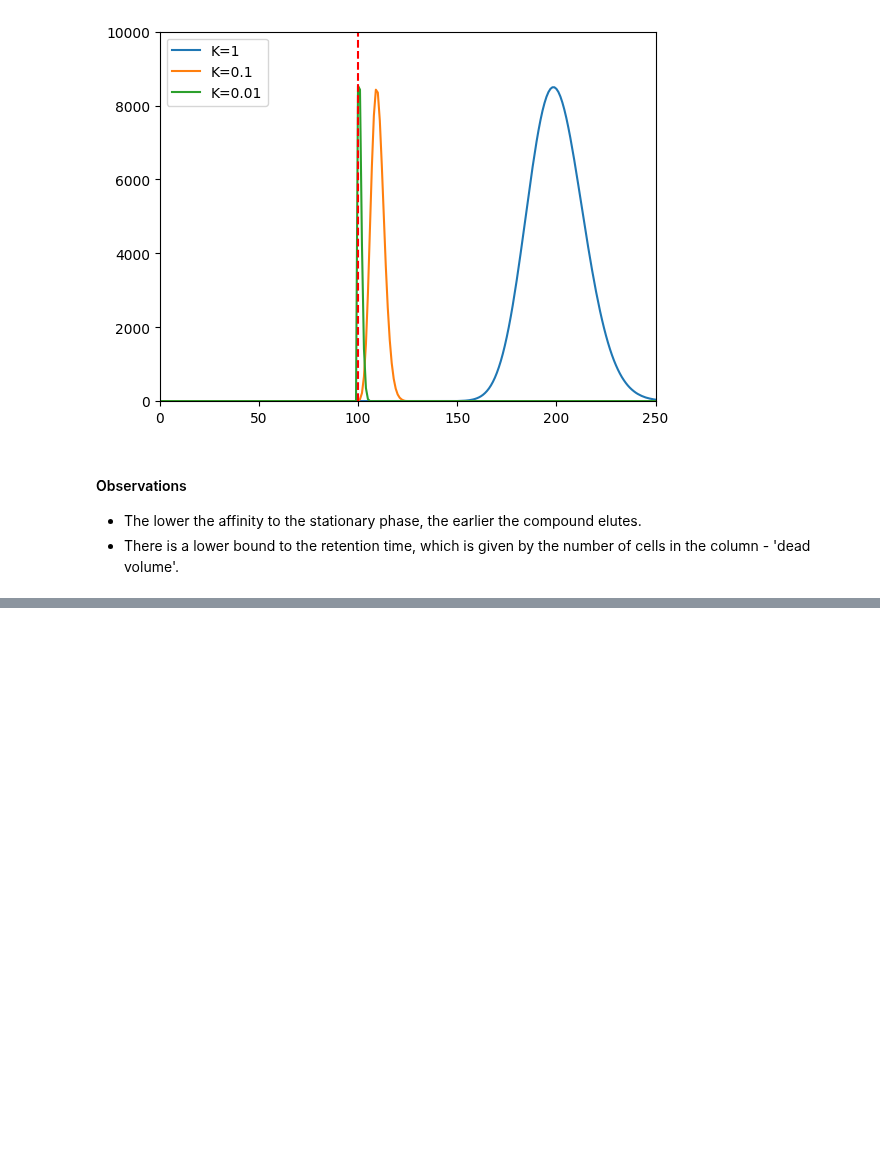
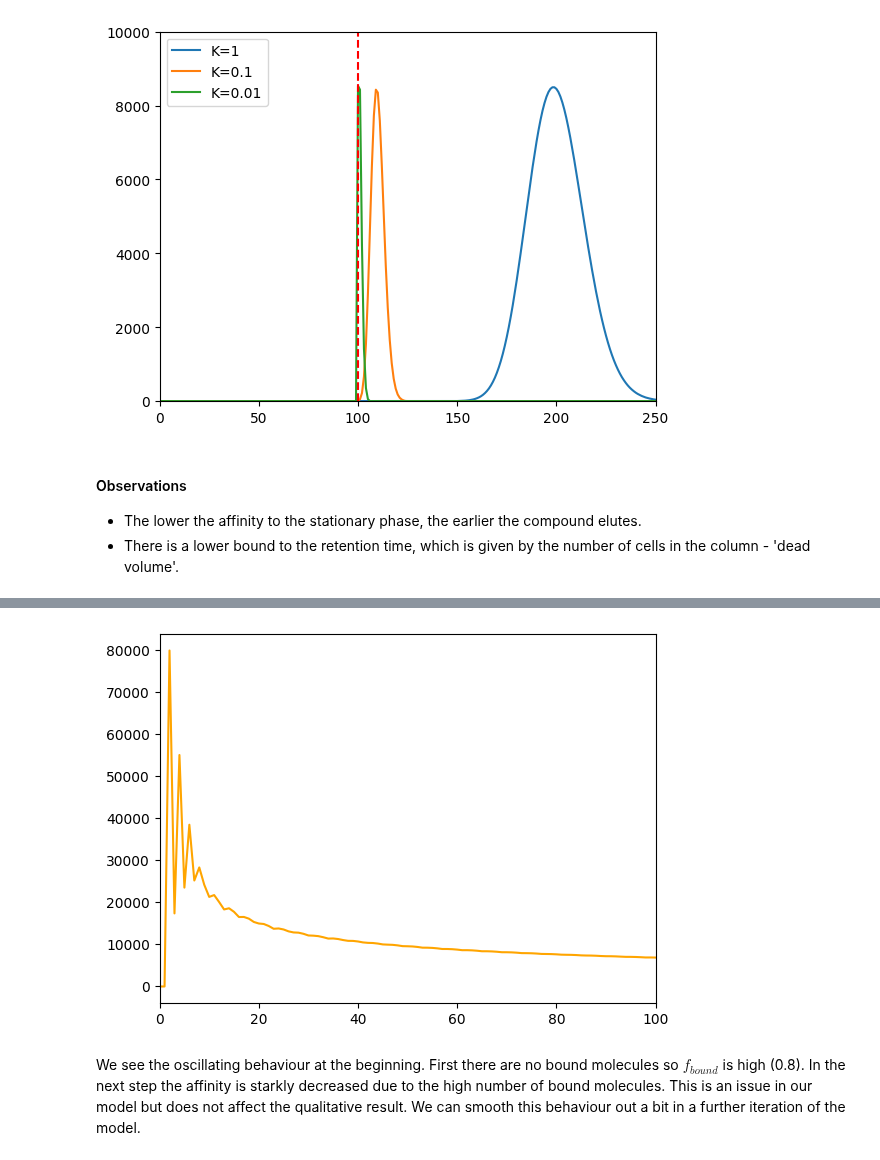
Before and after one commit to micabo/Chromatograpy, a Jupyter notebook: README.ipynb, the cells around one changed output, grey strips where cells are left out. Drawn from its saved outputs; the diff is of its cells as text; code cells hidden in the pictures; blank space fills up the shorter version.

Commit message:
Include non-ideal behaviour in README

```diff
--- a/README.ipynb
+++ b/README.ipynb
@@ -177,0 +230,8 @@ plt.show()
+# %%
+plt.plot(max_bound_molecules, color="orange")
+plt.xlim(0, 100)
+plt.show()
+# %% [output]
+[figure, added]
+# %% [markdown]
+We see the oscillating behaviour at the beginning. First there are no bound molecules so $f_{bound}$ is high (0.8). In the next step the affinity is starkly decreased due to the high number of bound molecules. This is an issue in our model but does not affect the qualitative result. We can smooth this behaviour out a bit in a further iteration of the model.
```
Also changed, not shown: parts of 5 cells of this notebook, 4 other files.
